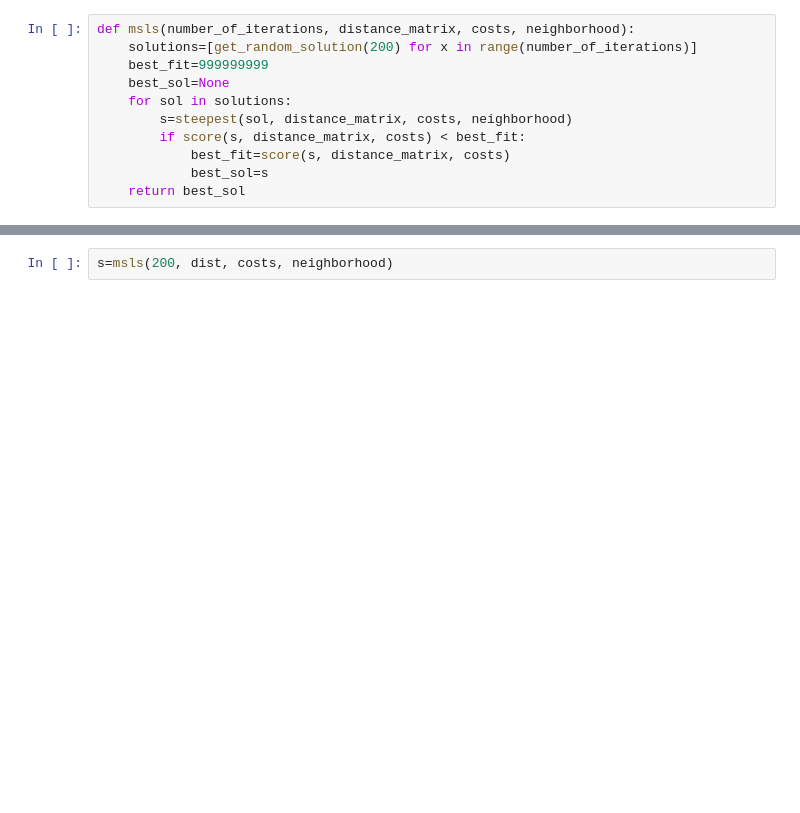
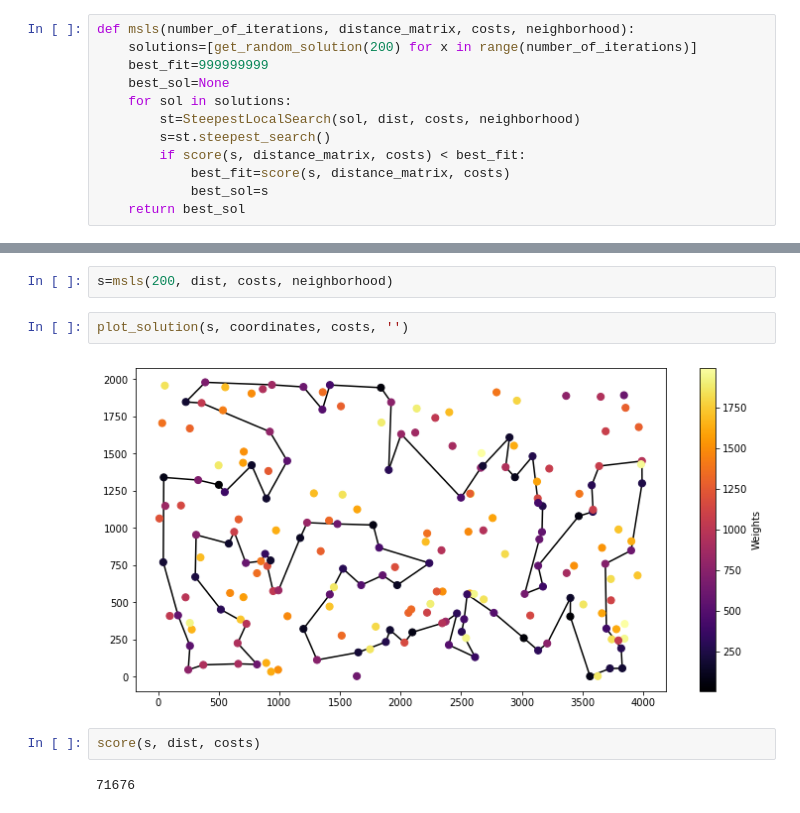
Before and after one commit to krzysztof-m-w/evolutionary_computation, a Jupyter notebook: lab6/ec6.ipynb, the cells around one changed output, grey strips where cells are left out. Saved outputs shown, nothing was run; the diff lists cells and outputs as text; blank space fills up the shorter version.

Commit message:
delta search added

```diff
--- a/lab6/ec6.ipynb
+++ b/lab6/ec6.ipynb
@@ -145,7 +234,8 @@ def msls(number_of_iterations, distance_matrix, costs, neighborhood):
     best_fit=999999999
     best_sol=None
     for sol in solutions:
-        s=steepest(sol, distance_matrix, costs, neighborhood)
+        st=SteepestLocalSearch(sol, dist, costs, neighborhood)
+        s=st.steepest_search()
         if score(s, distance_matrix, costs) < best_fit:
             best_fit=score(s, distance_matrix, costs)
             best_sol=s
@@ -157,3 +247,11 @@ edgeNeighborhood = EdgeNeighborhood(dist, costs, n // 2)
 neighborhood = CombinedNeighborhood([edgeNeighborhood, interNeighborhood])
 # %%
 s=msls(200, dist, costs, neighborhood)
+# %%
+plot_solution(s, coordinates, costs, '')
+# %% [output]
+[figure, added]
+# %%
+score(s, dist, costs)
+# %% [output]
+71676
```
Also changed, not shown: parts of 5 cells of this notebook.
